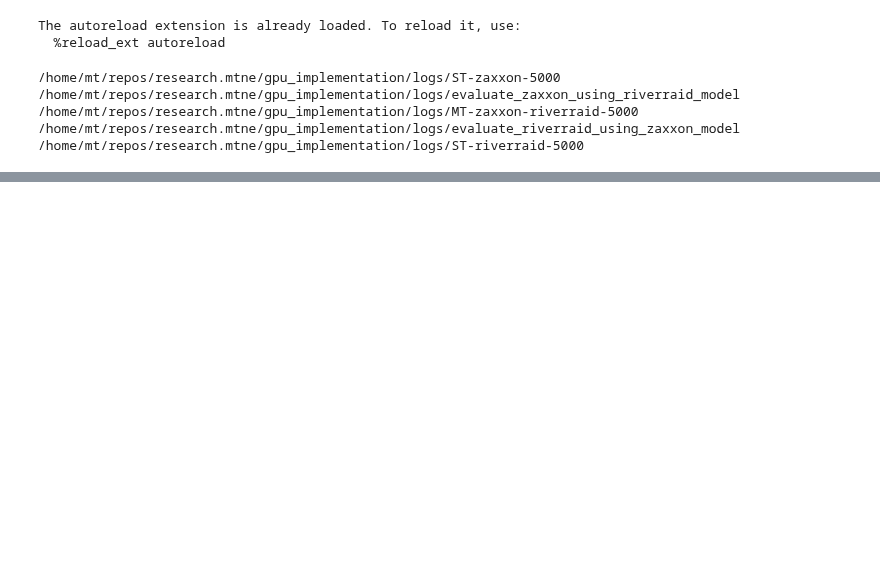
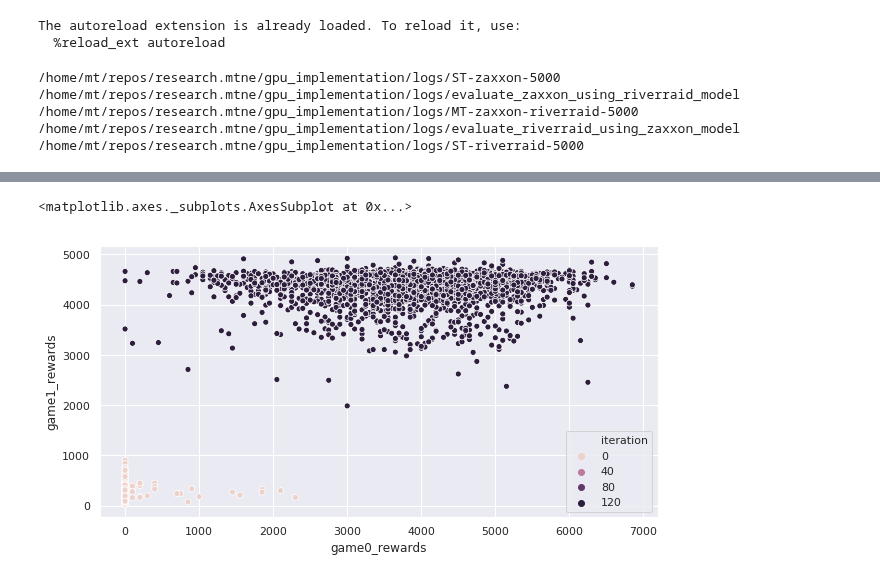
Before and after one commit to deyandyankov/research.mtne, a Jupyter notebook: gpu_implementation/analysis/all_plots.ipynb, the cells around one changed output, grey strips where cells are left out. Drawn from its saved outputs; the diff is of its cells as text; code cells hidden in the pictures; blank space fills up the shorter version.

```diff
--- a/gpu_implementation/analysis/all_plots.ipynb
+++ b/gpu_implementation/analysis/all_plots.ipynb
@@ -200,0 +201,13 @@ Text(0, 0.5, 'DKL')
+# %%
+gr = utils.get_game_rewards(exp, 150)
+# %%
+i0 = gr[gr.iteration == 0]
+# %%
+i100 = gr[gr.iteration == 100]
+# %%
+df = i0.append(i100)
+# %%
+sns.scatterplot(x='game0_rewards', y='game1_rewards', hue='iteration', data=df)
+# %% [output]
+<matplotlib.axes._subplots.AxesSubplot at 0x...>
+[figure, added]
```
Also changed, not shown: parts of 42 cells of this notebook, 21 other files.
